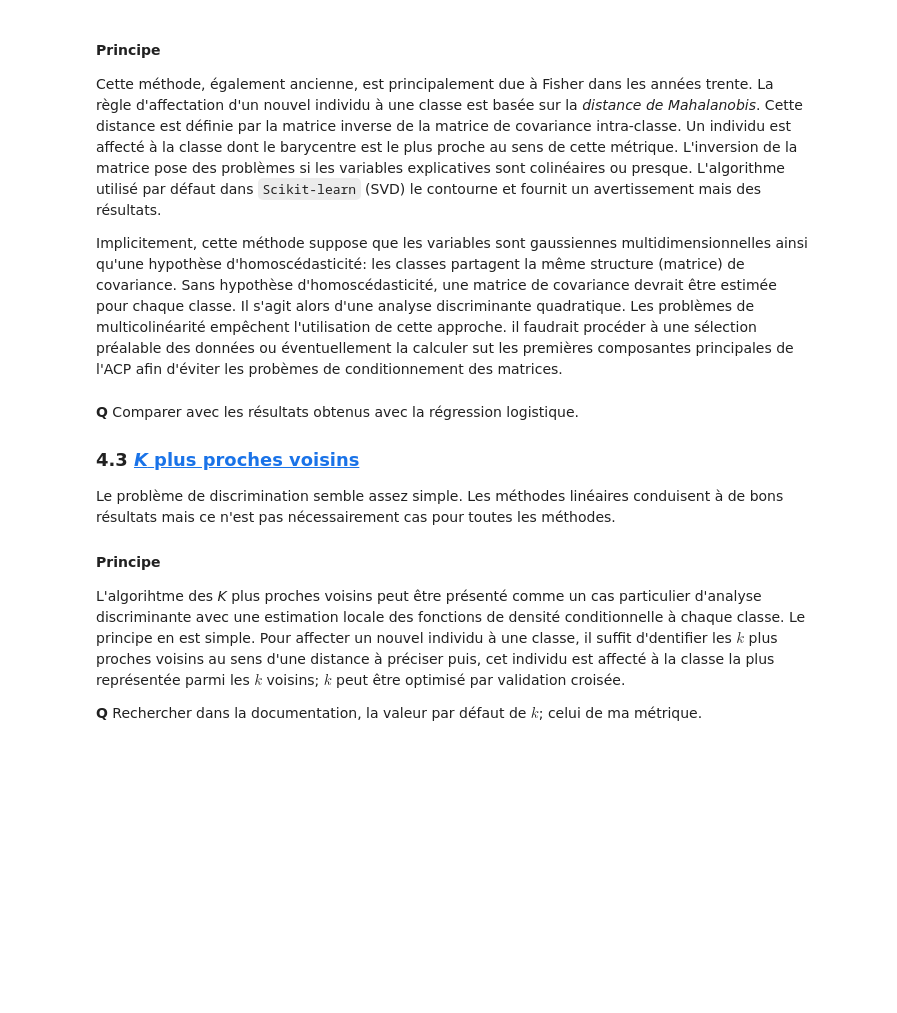
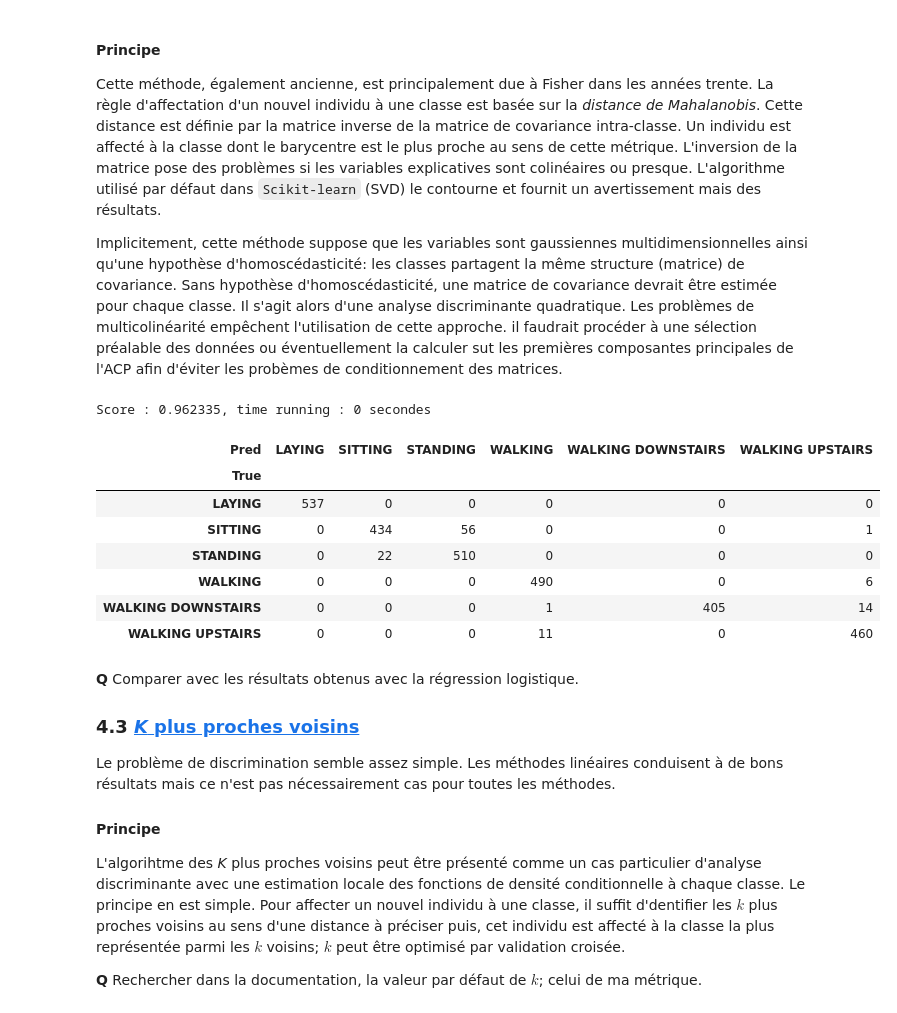
Before and after one commit to wikistat/High-Dimensional-Deep-Learning, a Jupyter notebook: HumanActivityRecognition/HDSTAT-Python-elem-HAR.ipynb, the cells around one changed output. Drawn from its saved outputs; the diff is of its cells as text; code cells hidden in the pictures; blank space fills up the shorter version.

```diff
--- a/HumanActivityRecognition/HDSTAT-Python-elem-HAR.ipynb
+++ b/HumanActivityRecognition/HDSTAT-Python-elem-HAR.ipynb
@@ -323,10 +368,21 @@ method = LinearDiscriminantAnalysis()
 method.fit(Xtrain,ytrain)
 score = method.score(Xtest, ytest)
 ypred = method.predict(Xtest)
+ypred_label = np.array([ACTIVITY_DIC[y] for y in ypred])
 te = time.time()
 # %%
 print("Score : %f, time running : %d secondes" %(score, te-ts))
-pd.DataFrame(confusion_matrix(ytest, ypred), index = labels, columns=labels)
+pd.crosstab(ytest_label, ypred_label, rownames=['True'], colnames=['Pred'])
+# %% [output]
+Score : 0.962335, time running : 0 secondes
+| Pred | LAYING | SITTING | STANDING | WALKING | WALKING DOWNSTAIRS | WALKING UPSTAIRS |
+| True |  |  |  |  |  |  |
+| LAYING | 537 | 0 | 0 | 0 | 0 | 0 |
+| SITTING | 0 | 434 | 56 | 0 | 0 | 1 |
+| STANDING | 0 | 22 | 510 | 0 | 0 | 0 |
+| WALKING | 0 | 0 | 0 | 490 | 0 | 6 |
+| WALKING DOWNSTAIRS | 0 | 0 | 0 | 1 | 405 | 14 |
+| WALKING UPSTAIRS | 0 | 0 | 0 | 11 | 0 | 460 |
 # %% [markdown]
 **Q** Comparer avec les résultats obtenus avec la régression logistique.
 
```
Also changed, not shown: parts of 24 cells of this notebook, 7 other files.
